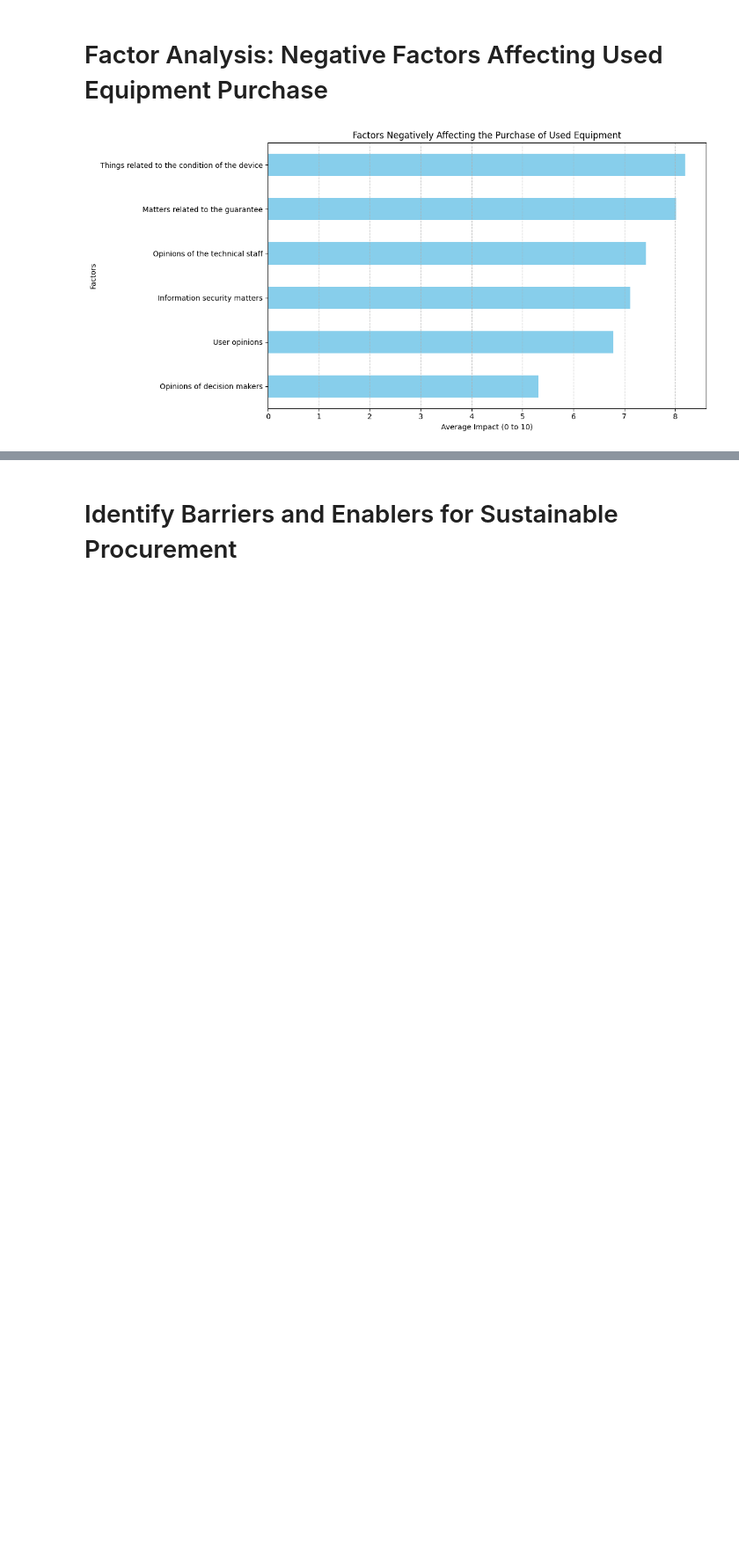
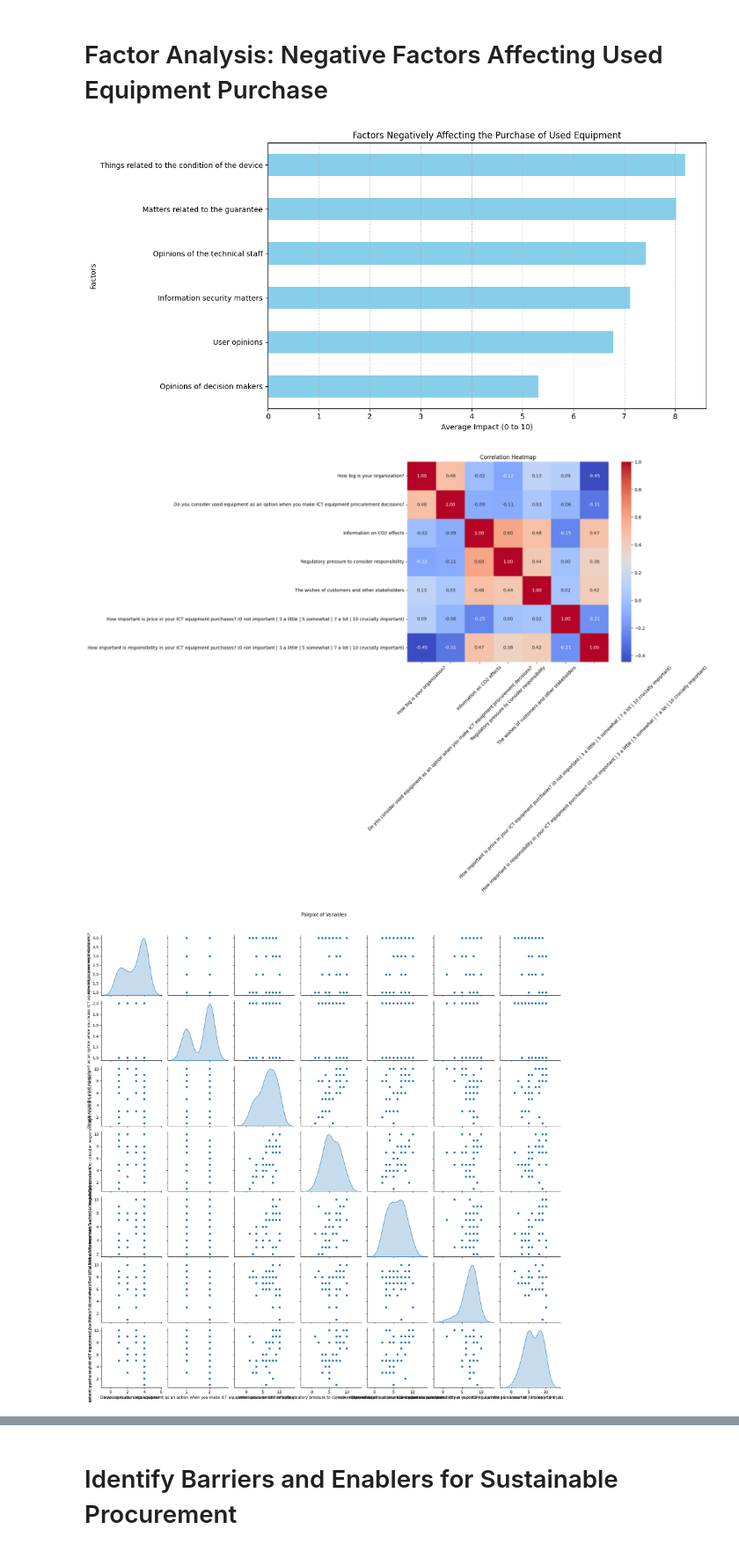
Before and after one commit to ProArif/Thesis, a Jupyter notebook: SurveyAnalysis.ipynb, the cells around one changed output, grey strips where cells are left out. Shown at 88% size. Saved outputs shown, nothing was run; the diff lists cells and outputs as text; code cells hidden in the pictures; blank space fills up the shorter version.

Commit message:
added comparisons and corr of factors

```diff
--- a/SurveyAnalysis.ipynb
+++ b/SurveyAnalysis.ipynb
@@ -455,3 +456,54 @@ plt.tight_layout()
 plt.show()
 # %% [output]
 [figure]
+# %%
+
+# Columns for analysis
+columns_of_interest = [
+    'How big is your organization?',
+    'Do you consider used equipment as an option when you make ICT equipment procurement decisions?',
+    'Information on CO2 effects',
+    'Regulatory pressure to consider responsibility',
+    'The wishes of customers and other stakeholders',
+    'How important is price in your ICT equipment purchases? (0 not important | 3 a little | 5 somewhat | 7 a lot | 10 crucially important)',
+    'How important is responsibility in your ICT equipment purchases? (0 not important | 3 a little | 5 somewhat | 7 a lot | 10 crucially important)',
+]
+
+# Filter the relevant columns
+correlation_data = data[columns_of_interest].copy()
+
+# Clean the data
+correlation_data.dropna(inplace=True)
+
+# Convert categorical columns to numeric
+correlation_data.loc[:, 'How big is your organization?'] = pd.to_numeric(correlation_data['How big is your organization?'])
+correlation_data.loc[:, 'Do you consider used equipment as an option when you make ICT equipment procurement decisions?'] = pd.to_numeric(correlation_data['Do you consider used equipment as an option when you make ICT equipment procurement decisions?'])
+
+# Visualization: Heatmap
+plt.figure(figsize=(10, 8))
+sns.heatmap(correlation_data.corr(), annot=True, cmap='coolwarm', fmt=".2f")
+plt.title('Correlation Heatmap')
+plt.xticks(rotation=45)
+plt.yticks(rotation=0)
+plt.tight_layout()
+plt.show()
+
+# Visualization: Pairplot
+sns.pairplot(correlation_data, diag_kind='kde')
+plt.suptitle('Pairplot of Variables', y=1.02)
+plt.tight_layout()
+plt.show()
+
+
+# Box plot for the importance of price across organization sizes
+plt.figure(figsize=(10, 6))
+sns.boxplot(x='How big is your organization?', y='How important is price in your ICT equipment purchases? (0 not important | 3 a little | 5 somewhat | 7 a lot | 10 crucially important)', data=data)
+plt.title('Importance of Price in ICT Equipment Purchases Across Organization Sizes')
+plt.xlabel('Organization Size')
+plt.ylabel('Importance of Price')
+plt.xticks(ticks=[0, 1, 2, 3], labels=['Micro', 'Small', 'Medium', 'Large'])
+plt.grid(True)
+plt.show()
+# %% [output]
+[figure, added]
+[figure, added]
```
Also changed, not shown: parts of 8 cells of this notebook.
